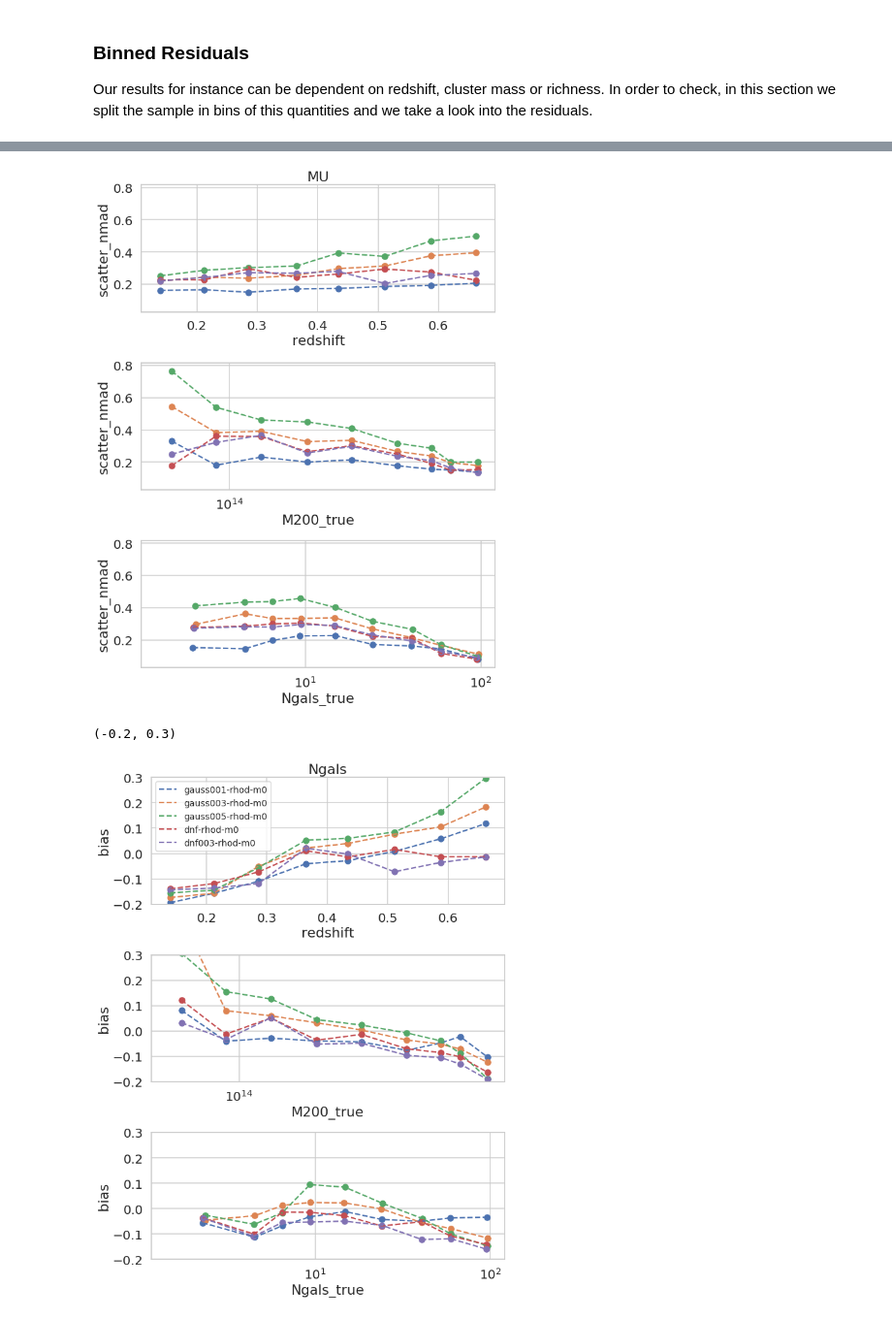
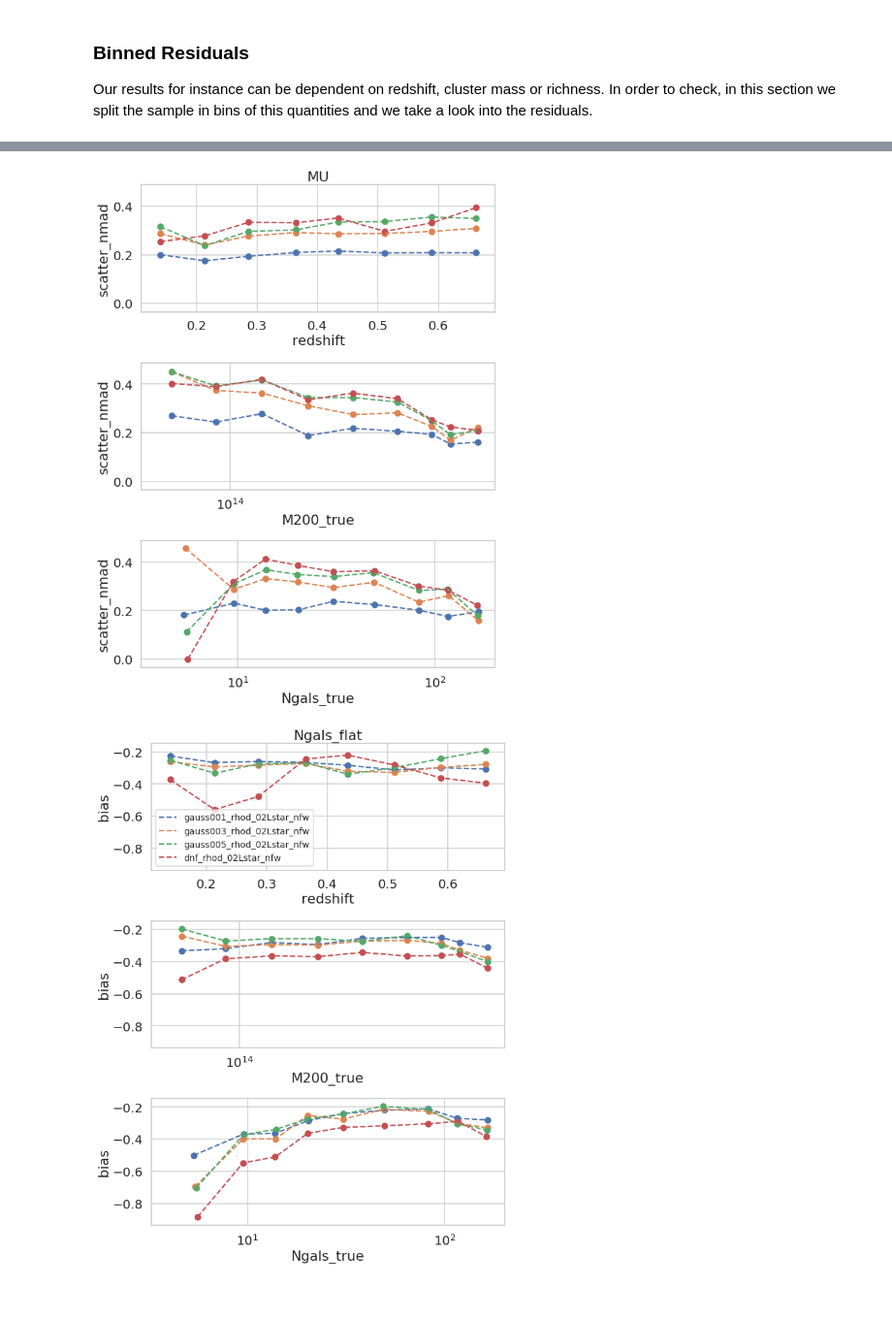
Before and after one commit to estevesjh/CopacabanaRuns, a Jupyter notebook: mainAnalysis/clusters/0.rhod-compare-perfomance.ipynb, the cells around one changed output, grey strips where cells are left out. Shown at 97% size. Drawn from its saved outputs; the diff is of its cells as text; code cells hidden in the pictures.

```diff
--- a/mainAnalysis/clusters/0.rhod-compare-perfomance.ipynb
+++ b/mainAnalysis/clusters/0.rhod-compare-perfomance.ipynb
@@ -42,3 +40,5 @@ runs=['gauss001_rhod_02Lstar','gauss003_rhod_02Lstar','gauss005_rhod_02Lstar']
+# %%
+runs=['gauss001_rhod_02Lstar_nfw','gauss003_rhod_02Lstar_nfw','gauss005_rhod_02Lstar_nfw','dnf_rhod_02Lstar_nfw']
 # %%
 root = '/home/s1/jesteves/git/buzzardAnalysis/mainAnalysis/'
 vc = viewClusters(cfg=root+'config_buzzard_v2.yaml')
@@ -168,5 +175,5 @@ box_plot(df,'MU',ax=axs[1],xlims=(0.,2.2))
 # %%
-nruns=3
+nruns=4
 # %%
 fig, axs = plt.subplots(nruns, 3, sharey='all',sharex='all', figsize=(14,(3.5)*nruns))
 fig.subplots_adjust(hspace=0.20,wspace=0.05)
@@ -282,5 +289,5 @@ axs[0].set_xlim(0.08,0.72)
 # %%
-ycol='Ngals'
+ycol='Ngals_flat'
 # %%
 fig, axs = plt.subplots(3, 1, sharey='col', figsize=(10,14))
 fig.subplots_adjust(hspace=0.4,wspace=0.4)
@@ -367,7 +401,7 @@ fig.tight_layout()
 mycols = ['redshift','M200_true','Ngals_true']
 ycol = 'Ngals'
 
-fig, axs = plt.subplots(3, 1, sharey='col', figsize=(10,14))
+fig, axs = plt.subplots(3, 1, sharey='row', figsize=(10,14))
 fig.subplots_adjust(hspace=0.4,wspace=0.4)
 
 for i,xcol in enumerate(mycols):
@@ -398,27 +432,26 @@ axs[0].get_legend().remove()
 axs[1].get_legend().remove()
 axs[2].get_legend().remove()
 # %% [output]
-[figure, old version]
+[figure, new version]
 # %%
 mycols = ['redshift','M200_true','Ngals_true']
-ycol = 'Ngals'
+ycol = 'Ngals_flat'
 
 fig, axs = plt.subplots(3, 1, sharey='col', figsize=(10,14))
 fig.subplots_adjust(hspace=0.4,wspace=0.4)
 
 for i,xcol in enumerate(mycols):
     plot_scatter_xvar(vc,xcol,ycol,runs,ax=axs[i],metric='bias')
     if i>0: axs[i].set_xscale('log')
 
 axs[0].set_title(ycol,fontsize=22)
 axs[0].legend(fontsize=14)
 # axs[0].get_legend().remove()
 axs[1].get_legend().remove()
 axs[2].get_legend().remove()
-axs[0].set_ylim(-0.2,0.3)
+# axs[0].set_ylim(-0.2,0.3)
 # %% [output]
-(-0.2, 0.3)
-[figure, old version]
+[figure, new version]
 # %%
 mycols = ['redshift','M200_true','Ngals_true']
 ycol = 'MU'
```
Also changed, not shown: parts of 20 cells of this notebook, 10 other files.
